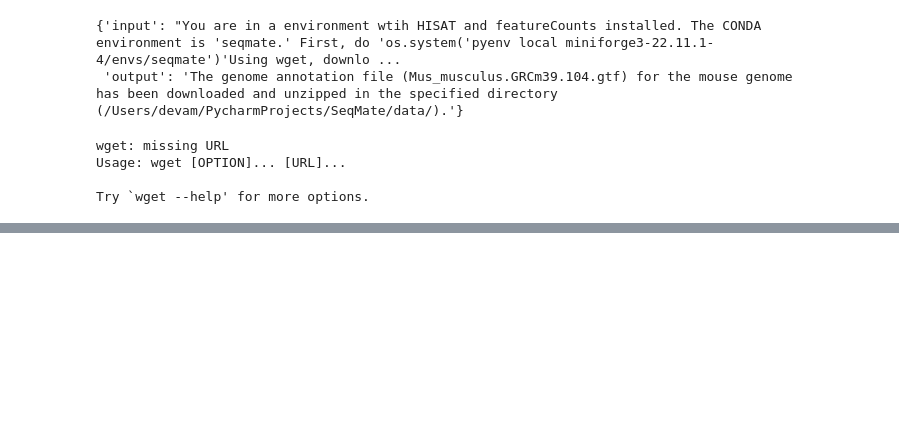
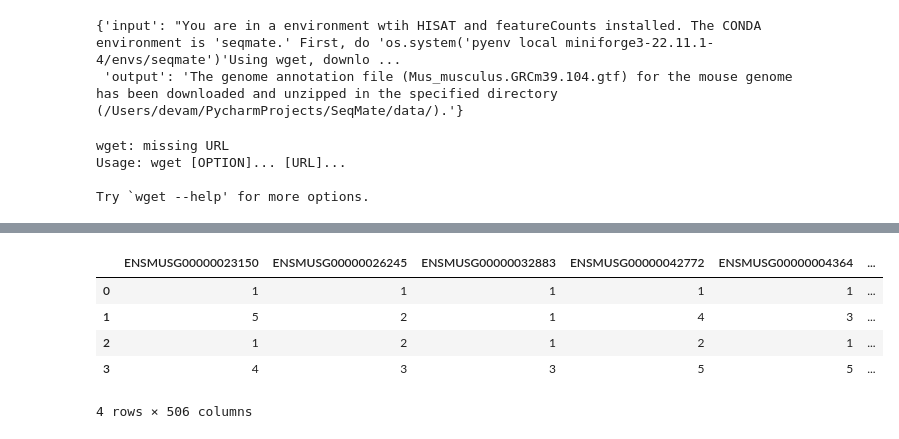
Before and after one commit to Dodesimo/SeqMate, a Jupyter notebook: PrototypeWorkflow.ipynb, the cells around one changed output, grey strips where cells are left out. Saved outputs shown, nothing was run; the diff lists cells and outputs as text; code cells hidden in the pictures; blank space fills up the shorter version.

```diff
--- a/PrototypeWorkflow.ipynb
+++ b/PrototypeWorkflow.ipynb
@@ -367,0 +533,11 @@ agentexecutor.invoke(
+# %%
+import pandas as pd
+counts = pd.read_csv("/Users/devam/PycharmProjects/SeqMate/editedCountMatrix.csv")
+counts
+# %% [output]
+|  | ENSMUSG00000023150 | ENSMUSG00000026245 | ENSMUSG00000032883 | ENSMUSG00000042772 | ENSMUSG00000004364 | ... |
+| 0 | 1 | 1 | 1 | 1 | 1 | ... |
+| 1 | 5 | 2 | 1 | 4 | 3 | ... |
+| 2 | 1 | 2 | 1 | 2 | 1 | ... |
+| 3 | 4 | 3 | 3 | 5 | 5 | ... |
+4 rows × 506 columns
```
Also changed, not shown: parts of 10 cells of this notebook.
